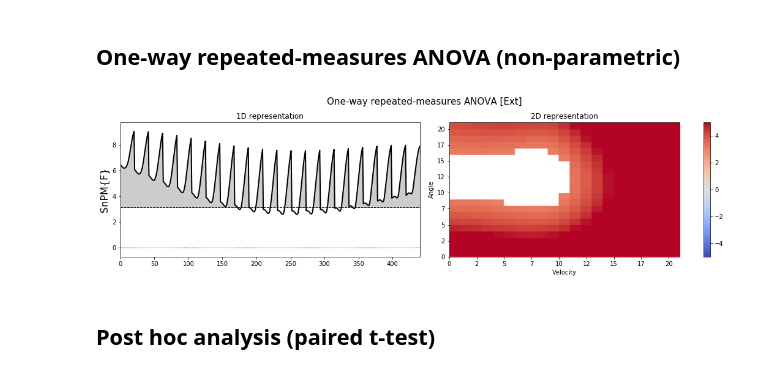
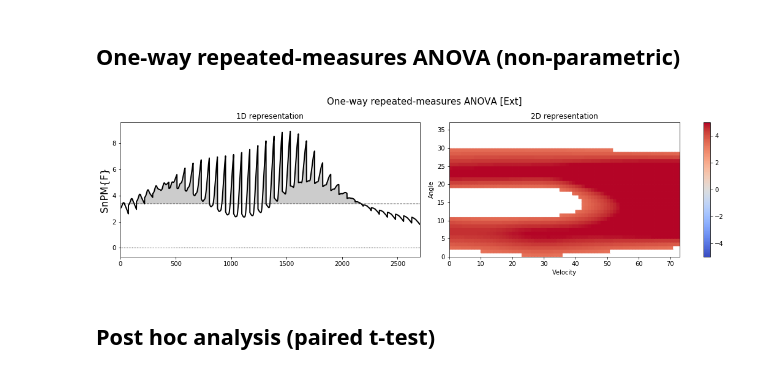
Before and after one commit to romainmartinez/envergo, a Jupyter notebook: 1_spm.ipynb, the cells around one changed output. Drawn from its saved outputs; the diff is of its cells as text; code cells hidden in the pictures.

```diff
--- a/1_spm.ipynb
+++ b/1_spm.ipynb
@@ -117,7 +99,7 @@ def display_results(spm, drop_non_significative=False, title=None, print_result=
         roi = None
 
     # 2D representation
-    z = spm.z.reshape([21, 21])
+    z = spm.z.reshape([37, 73])
 
     masked_array = np.ma.masked_invalid(z)
     cmap = plt.get_cmap('coolwarm')
@@ -146,16 +128,16 @@ def display_results(spm, drop_non_significative=False, title=None, print_result=
 ## One-way repeated-measures ANOVA (non-parametric)
 # %%
 alpha = 0.05
-iterations = 100000
+iterations = 100
 np.random.seed(0)
 
 a_spm = spm1d.stats.nonparam.anova1rm(y, positions, participants)
 a_spmi = a_spm.inference(alpha, iterations=iterations)
 
 title = 'One-way repeated-measures ANOVA [{}]'.format(contraction)
 roi = display_results(a_spmi, drop_non_significative=True, title=title, print_result=False, get_roi=True, save_fig=True)
 # %% [output]
-[figure, old version]
+[figure, new version]
 # %% [markdown]
 ## Post hoc analysis (paired t-test)
 # %%
```
Also changed, not shown: parts of 5 cells of this notebook, 1 other file.
